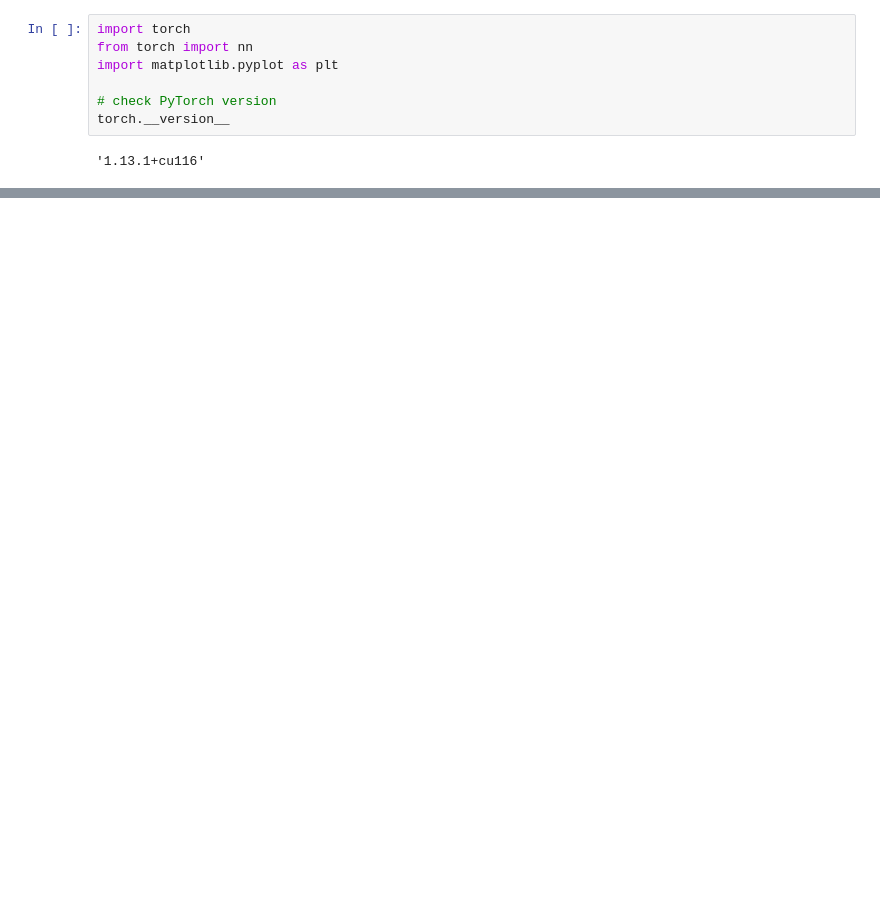
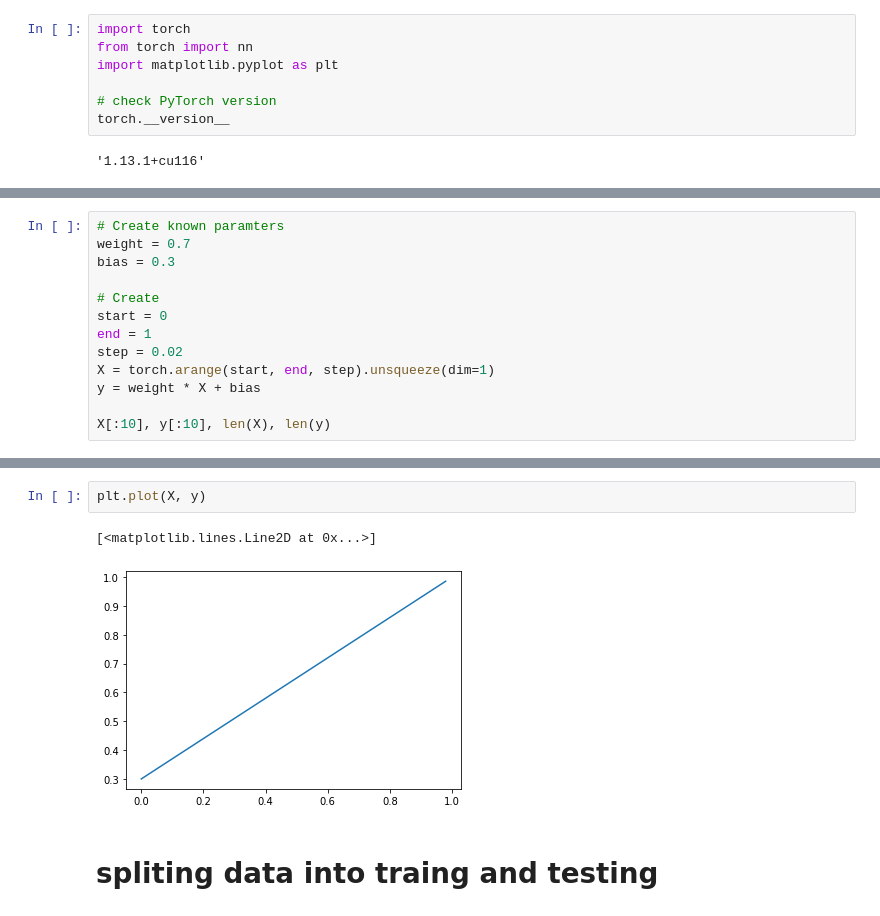
Before and after one commit to jaeohshin/ML-with-Pytorch, a Jupyter notebook: 01_pytorch.ipynb, the cells around one changed output, grey strips where cells are left out. Drawn from its saved outputs; the diff is of its cells as text; blank space fills up the shorter version.

```diff
--- a/01_pytorch.ipynb
+++ b/01_pytorch.ipynb
@@ -25,0 +30,13 @@ torch.__version__
+# %%
+# Create known paramters
+weight = 0.7
+bias = 0.3
+
+# Create
+start = 0
+end = 1
+step = 0.02
+X = torch.arange(start, end, step).unsqueeze(dim=1)
+y = weight * X + bias
+
+X[:10], y[:10], len(X), len(y)
@@ -25,0 +63,7 @@ torch.__version__
+# %%
+plt.plot(X, y)
+# %% [output]
+[<matplotlib.lines.Line2D at 0x...>]
+[figure, added]
+# %% [markdown]
+# spliting data into traing and testing
```
Also changed, not shown: parts of 10 cells of this notebook.
